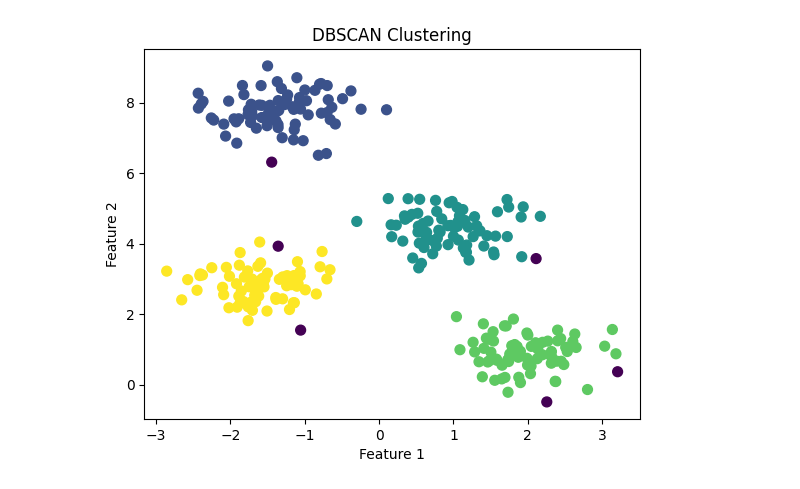
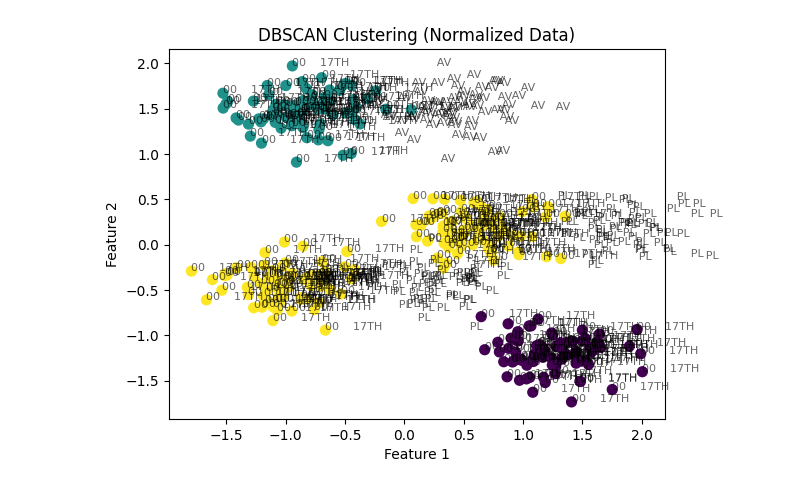
Before and after one commit to Maytastico/data-science-exam, a Jupyter notebook: classification.ipynb, the cells around one changed output. Saved outputs shown, nothing was run; the diff lists cells and outputs as text; code cells hidden in the pictures.

```diff
--- a/classification.ipynb
+++ b/classification.ipynb
@@ -30,7 +30,7 @@ import pandas as pd
 import seaborn as sns
 # %%
 # Loading Datasets
-data = pd.read_csv('./data.csv')
+data = pd.read_csv('./Crime_Data_from_2020_to_Present.csv', usecols=['DR_NO','AREA NAME' ,'Date Rptd', 'DATE OCC', 'TIME OCC', 'LOCATION', 'Crm Cd Desc', 'Vict Age', 'Vict Sex', 'Weapon Desc', 'Premis Desc', 'LAT', 'LON'], header=0)
 
 encoded = pd.DataFrame()
 
@@ -83,7 +83,7 @@ label_encoder.fit(data['AREA NAME'])
 encoded['AREA NAME'] = label_encoder.transform(data['AREA NAME'])
 
 # Fit the LabelEncoder to the 'AREA NAME' column
-label_encoder.fit(data['Vict Sex'])
+gender = label_encoder.fit(data['Vict Sex'])
 # Transform the 'AREA NAME' column
 encoded['Vict Sex'] = label_encoder.transform(data['Vict Sex'])
 
@@ -159,21 +159,23 @@ LOCATION           0.062674    -0.059888  1.000000
 # %%
-import numpy as np
-from sklearn.cluster import DBSCAN
-from sklearn.datasets import make_blobs
-import matplotlib.pyplot as plt
+from sklearn.preprocessing import StandardScaler
 
-# Beispiel-Daten erstellen
-X, _ = make_blobs(n_samples=300, centers=4, cluster_std=0.5, random_state=0)
+# Daten normalisieren
+scaler = StandardScaler()
+X_normalized = scaler.fit_transform(X)
 
 # DBSCAN-Modell erstellen
 dbscan = DBSCAN(eps=0.5, min_samples=5)  # eps: Radius, min_samples: Mindestanzahl von Punkten in einem Cluster
-labels = dbscan.fit_predict(X)
+labels = dbscan.fit_predict(X_normalized)
 
 # Ergebnisse visualisieren
-plt.scatter(X[:, 0], X[:, 1], c=labels, cmap='viridis', s=50)
-plt.title("DBSCAN Clustering")
+plt.scatter(X_normalized[:, 0], X_normalized[:, 1], c=labels, cmap='viridis', s=50)
+plt.title("DBSCAN Clustering (Normalized Data)")
 plt.xlabel("Feature 1")
 plt.ylabel("Feature 2")
+
+for i, label in enumerate(labels):
+    plt.text(X_normalized[i, 0], X_normalized[i, 1], gender.inverse_transform([label])[0], fontsize=8, color='black', alpha=0.6)
+
 plt.show()
 # %% [output]
-[figure, old version]
+[figure, new version]
```
Also changed, not shown: parts of 4 cells of this notebook, 4 other files.
